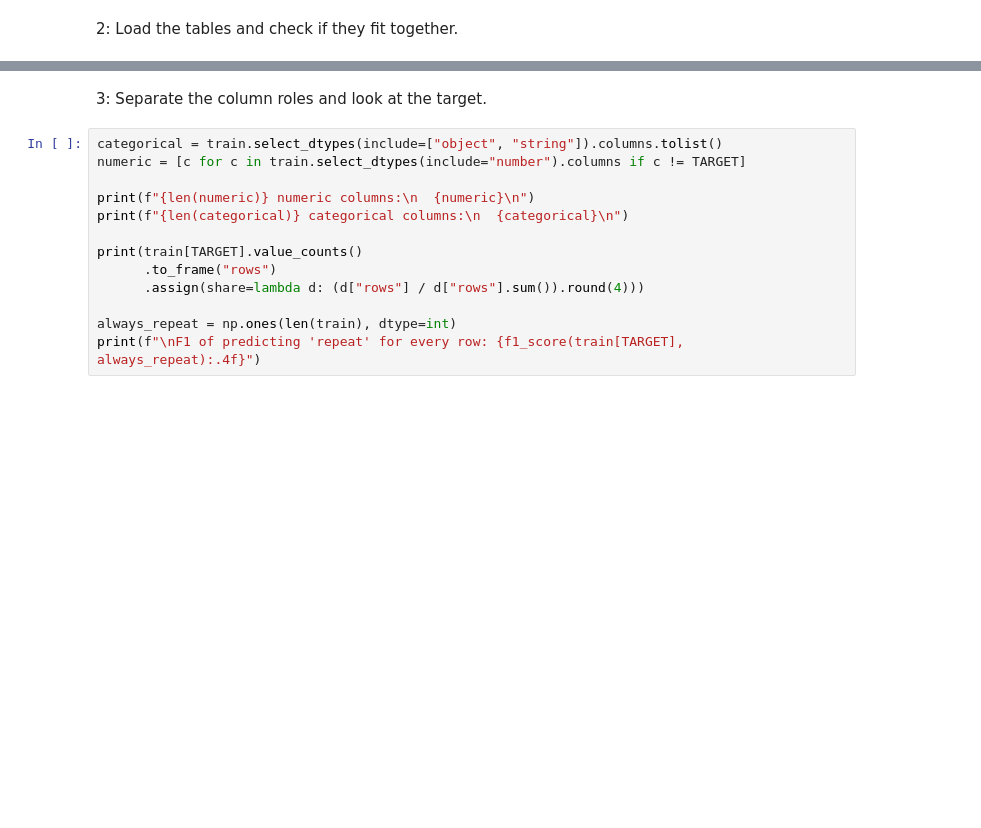
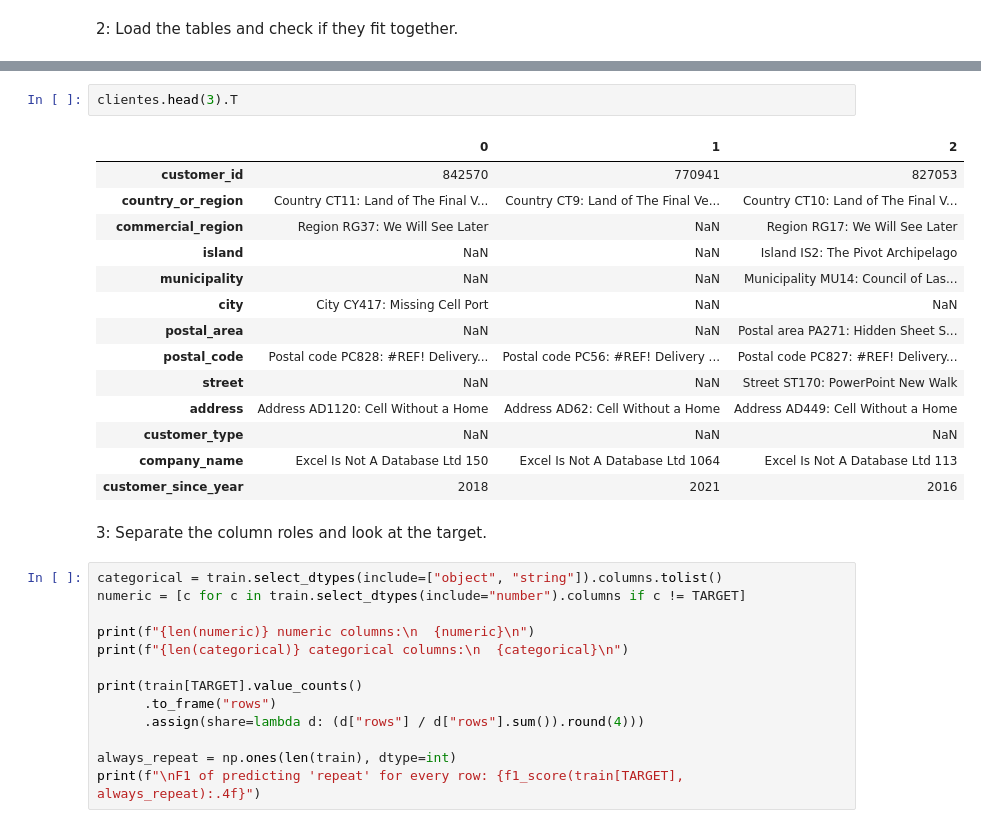
Before and after one commit to jfmenezes/Projeto-Machine-Learning, a Jupyter notebook: Notebook/EDA_Group_34.ipynb, the cells around one changed output, grey strips where cells are left out. Saved outputs shown, nothing was run; the diff lists cells and outputs as text; blank space fills up the shorter version.

```diff
--- a/Notebook/EDA_Group_34.ipynb
+++ b/Notebook/EDA_Group_34.ipynb
@@ -65,3 +96,20 @@ columns only in train: ['repeat_purchase_90d']
+# %%
+clientes.head(3).T
+# %% [output]
+|  | 0 | 1 | 2 |
+| customer_id | 842570 | 770941 | 827053 |
+| country_or_region | Country CT11: Land of The Final V... | Country CT9: Land of The Final Ve... | Country CT10: Land of The Final V... |
+| commercial_region | Region RG37: We Will See Later | NaN | Region RG17: We Will See Later |
+| island | NaN | NaN | Island IS2: The Pivot Archipelago |
+| municipality | NaN | NaN | Municipality MU14: Council of Las... |
+| city | City CY417: Missing Cell Port | NaN | NaN |
+| postal_area | NaN | NaN | Postal area PA271: Hidden Sheet S... |
+| postal_code | Postal code PC828: #REF! Delivery... | Postal code PC56: #REF! Delivery ... | Postal code PC827: #REF! Delivery... |
+| street | NaN | NaN | Street ST170: PowerPoint New Walk |
+| address | Address AD1120: Cell Without a Home | Address AD62: Cell Without a Home | Address AD449: Cell Without a Home |
+| customer_type | NaN | NaN | NaN |
+| company_name | Excel Is Not A Database Ltd 150 | Excel Is Not A Database Ltd 1064 | Excel Is Not A Database Ltd 113 |
+| customer_since_year | 2018 | 2021 | 2016 |
 # %% [markdown]
 3: Separate the column roles and look at the target.
 # %%
```
Also changed, not shown: parts of 12 cells of this notebook, 11 other files.
